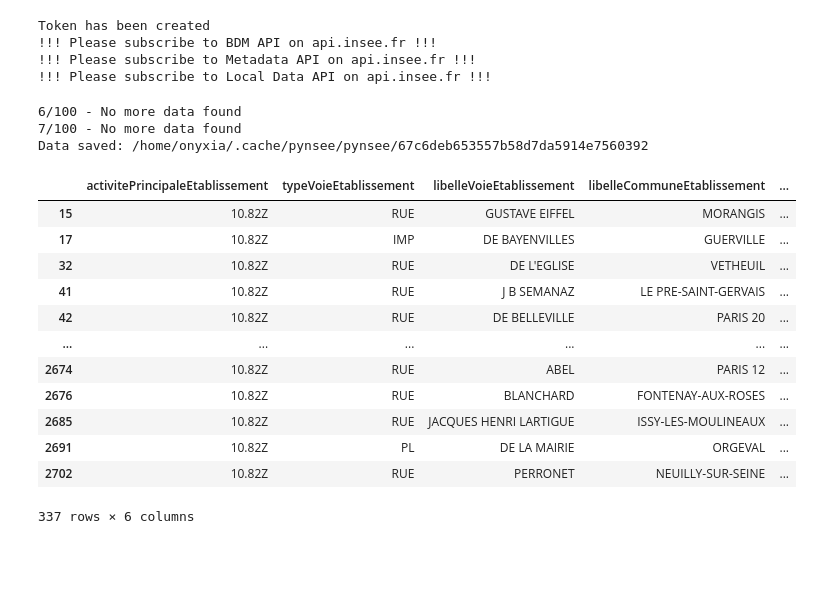
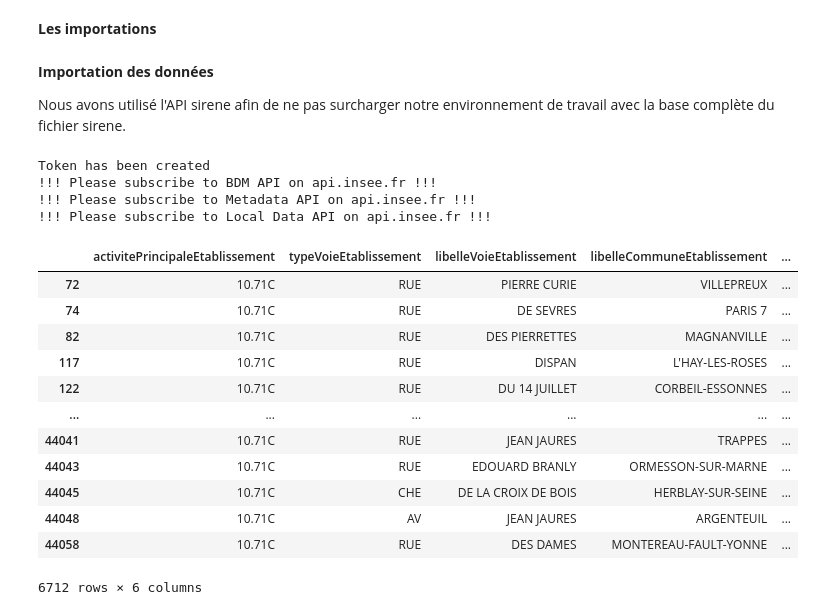
Before and after one commit to RichardAHOU/Projet-2A, a Jupyter notebook: Find datas.ipynb, the cells around one changed output. Saved outputs shown, nothing was run; the diff lists cells and outputs as text; code cells hidden in the pictures; blank space fills up the shorter version.

```diff
--- a/Find datas.ipynb
+++ b/Find datas.ipynb
@@ -1 +8,3 @@
+# %% [markdown]
+**Les importations**
 # %%
@@ -24,12 +24,13 @@ import pandas as pd
+# %% [markdown]
+**Importation des données**
+
+Nous avons utilisé l'API sirene afin de ne pas surcharger notre environnement de travail avec la base complète du fichier sirene.
 # %%
-import pynsee
-from pynsee.utils.init_conn import init_conn
-
 N=100000
 
-init_conn(insee_key="k32RC1ZJH8RV4Llh6kTRakU15tca", insee_secret="CTnVGRLchI7dbJOlrvYbrOyIfnMa")
+init_conn(insee_key=key, insee_secret=secret)
 data = pynsee.search_sirene(variable = ["activitePrincipaleEtablissement"],
-                       pattern = "10.82Z", kind = 'siret', number=N)
+                       pattern = "10.71C", kind = 'siret', number=N)
 
 data = data.loc[data['dateFin'].isnull()]
 df=data[["activitePrincipaleEtablissement","typeVoieEtablissement","libelleVoieEtablissement","libelleCommuneEtablissement","codePostalEtablissement"]]
@@ -38,33 +39,31 @@ Token has been created
 !!! Please subscribe to BDM API on api.insee.fr !!!
 !!! Please subscribe to Metadata API on api.insee.fr !!!
 !!! Please subscribe to Local Data API on api.insee.fr !!!
-6/100 - No more data found
-7/100 - No more data found
-Data saved: /home/onyxia/.cache/pynsee/pynsee/67c6deb653557b58d7da5914e7560392
 # %%
 df=df.dropna()
+
 liste_departements=["75","77","78","91","92","93","94","95"]
 department=[]
 for ville in df.codePostalEtablissement:
     department.append(ville[:2])
 df['departement']=department
-df=df[df.activitePrincipaleEtablissement=="10.82Z"]
-df=df[df.departement.isin(liste_departements)]
+
+df=df[(df.activitePrincipaleEtablissement=="10.71C") && (df.departement.isin(liste_departements))]
 df
 # %% [output]
 |  | activitePrincipaleEtablissement | typeVoieEtablissement | libelleVoieEtablissement | libelleCommuneEtablissement | ... |
-| 15 | 10.82Z | RUE | GUSTAVE EIFFEL | MORANGIS | ... |
-| 17 | 10.82Z | IMP | DE BAYENVILLES | GUERVILLE | ... |
-| 32 | 10.82Z | RUE | DE L'EGLISE | VETHEUIL | ... |
-| 41 | 10.82Z | RUE | J B SEMANAZ | LE PRE-SAINT-GERVAIS | ... |
-| 42 | 10.82Z | RUE | DE BELLEVILLE | PARIS 20 | ... |
+| 72 | 10.71C | RUE | PIERRE CURIE | VILLEPREUX | ... |
+| 74 | 10.71C | RUE | DE SEVRES | PARIS 7 | ... |
+| 82 | 10.71C | RUE | DES PIERRETTES | MAGNANVILLE | ... |
+| 117 | 10.71C | RUE | DISPAN | L'HAY-LES-ROSES | ... |
+| 122 | 10.71C | RUE | DU 14 JUILLET | CORBEIL-ESSONNES | ... |
 | ... | ... | ... | ... | ... | ... |
-| 2674 | 10.82Z | RUE | ABEL | PARIS 12 | ... |
-| 2676 | 10.82Z | RUE | BLANCHARD | FONTENAY-AUX-ROSES | ... |
-| 2685 | 10.82Z | RUE | JACQUES HENRI LARTIGUE | ISSY-LES-MOULINEAUX | ... |
-| 2691 | 10.82Z | PL | DE LA MAIRIE | ORGEVAL | ... |
-| 2702 | 10.82Z | RUE | PERRONET | NEUILLY-SUR-SEINE | ... |
+| 44041 | 10.71C | RUE | JEAN JAURES | TRAPPES | ... |
+| 44043 | 10.71C | RUE | EDOUARD BRANLY | ORMESSON-SUR-MARNE | ... |
+| 44045 | 10.71C | CHE | DE LA CROIX DE BOIS | HERBLAY-SUR-SEINE | ... |
+| 44048 | 10.71C | AV | JEAN JAURES | ARGENTEUIL | ... |
+| 44058 | 10.71C | RUE | DES DAMES | MONTEREAU-FAULT-YONNE | ... |
-337 rows × 6 columns
+6712 rows × 6 columns
 # %%
 def get_location(adress):
     geolocator = Nominatim(user_agent="tutorial")
```
Also changed, not shown: parts of 14 cells of this notebook, 1 other file.
